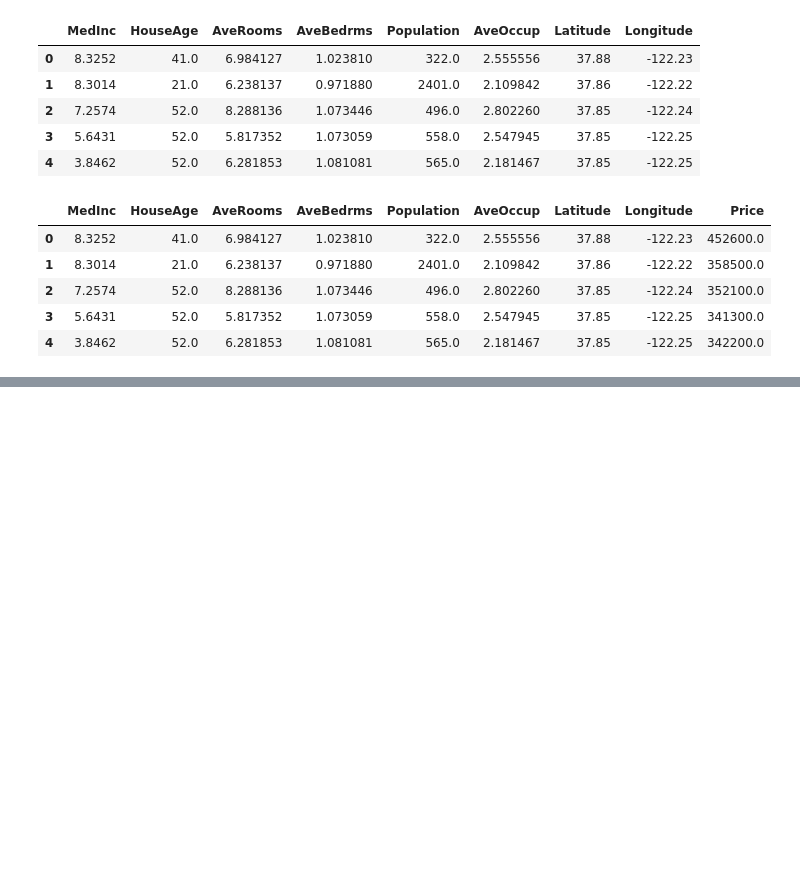
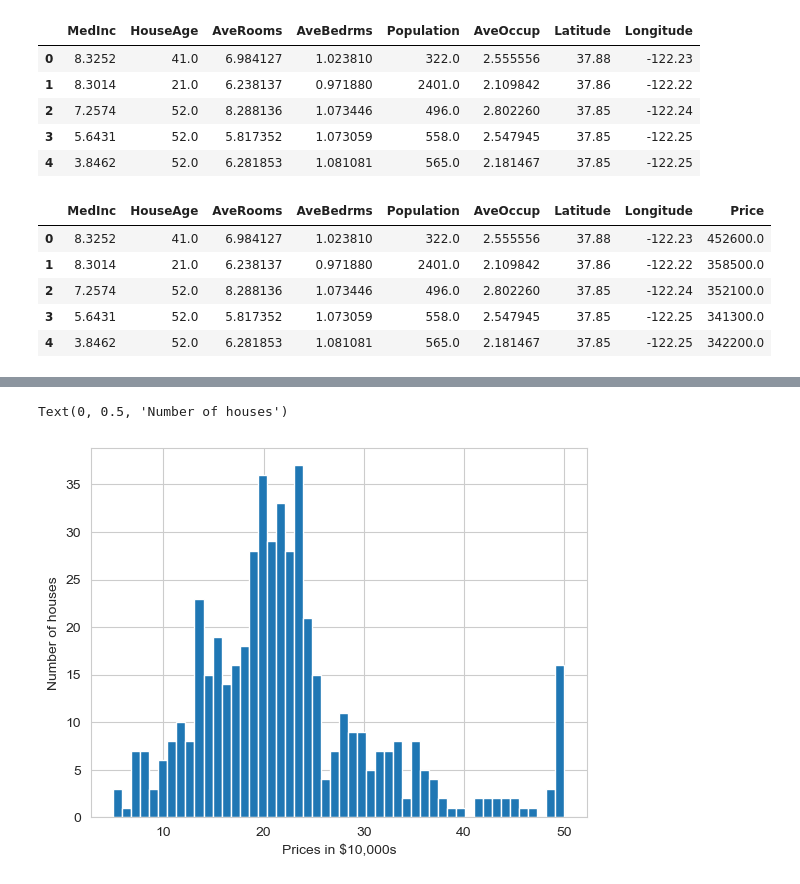
Before and after one commit to tylercoen/python, a Jupyter notebook: Learning Python for Data Analysis and Visualization/Machine Learning/Linear Regression.ipynb, the cells around one changed output, grey strips where cells are left out. Drawn from its saved outputs; the diff is of its cells as text; code cells hidden in the pictures; blank space fills up the shorter version.

```diff
--- a/Learning Python for Data Analysis and Visualization/Machine Learning/Linear Regression.ipynb
+++ b/Learning Python for Data Analysis and Visualization/Machine Learning/Linear Regression.ipynb
@@ -78,0 +88,2 @@ sns.lmplot(x='AveBedrms',y='Price',data=housing_df)
+# %%
+boston = pd.read_csv('Boston-house-price-data.csv')
@@ -78,0 +119,8 @@ sns.lmplot(x='AveBedrms',y='Price',data=housing_df)
+# %%
+plt.hist(boston.MEDV,bins=50)
+# MEDV is the target
+plt.xlabel('Prices in $10,000s')
+plt.ylabel('Number of houses')
+# %% [output]
+Text(0, 0.5, 'Number of houses')
+[figure, added]
```
Also changed, not shown: parts of 33 cells of this notebook, 1 other file.
